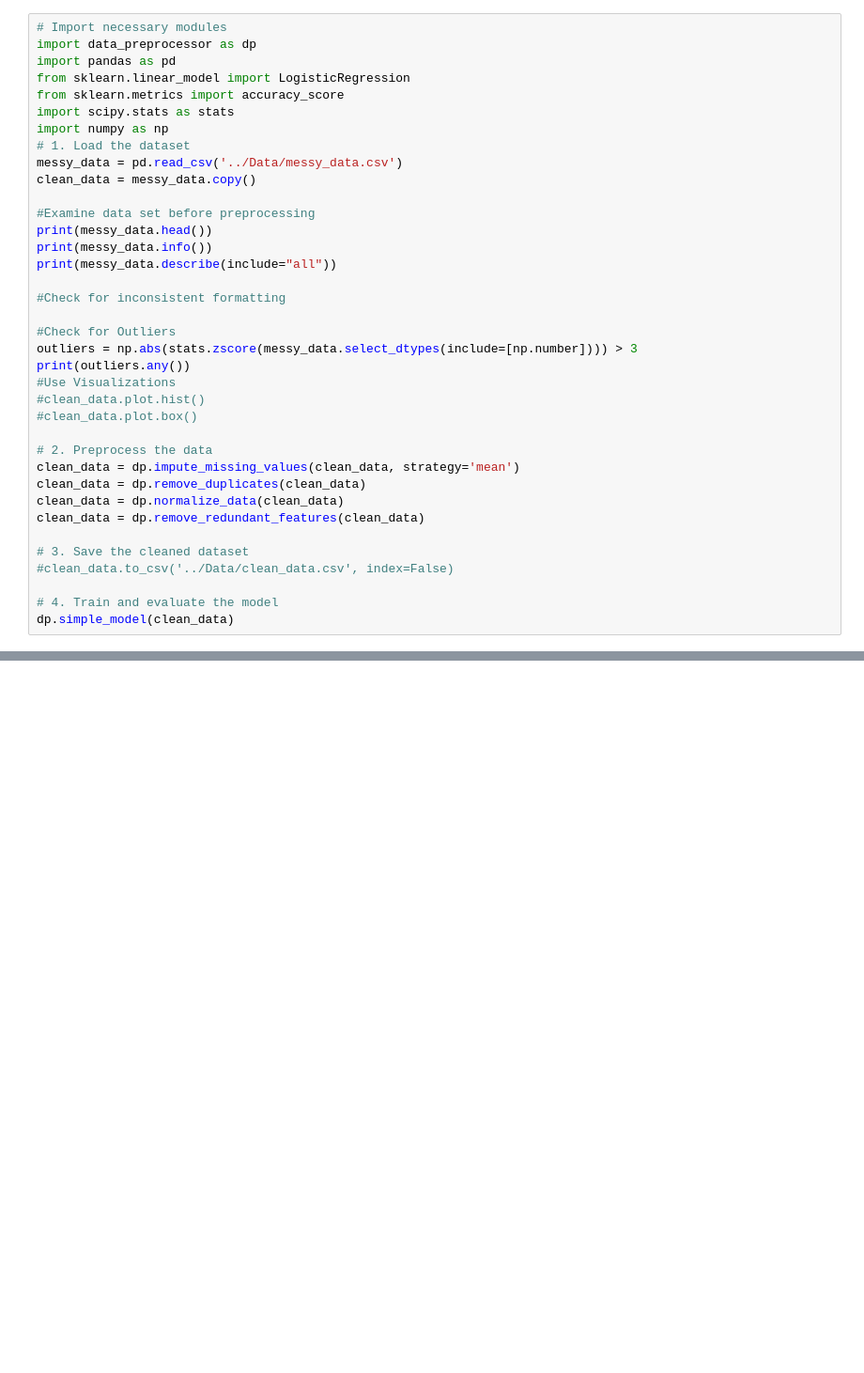
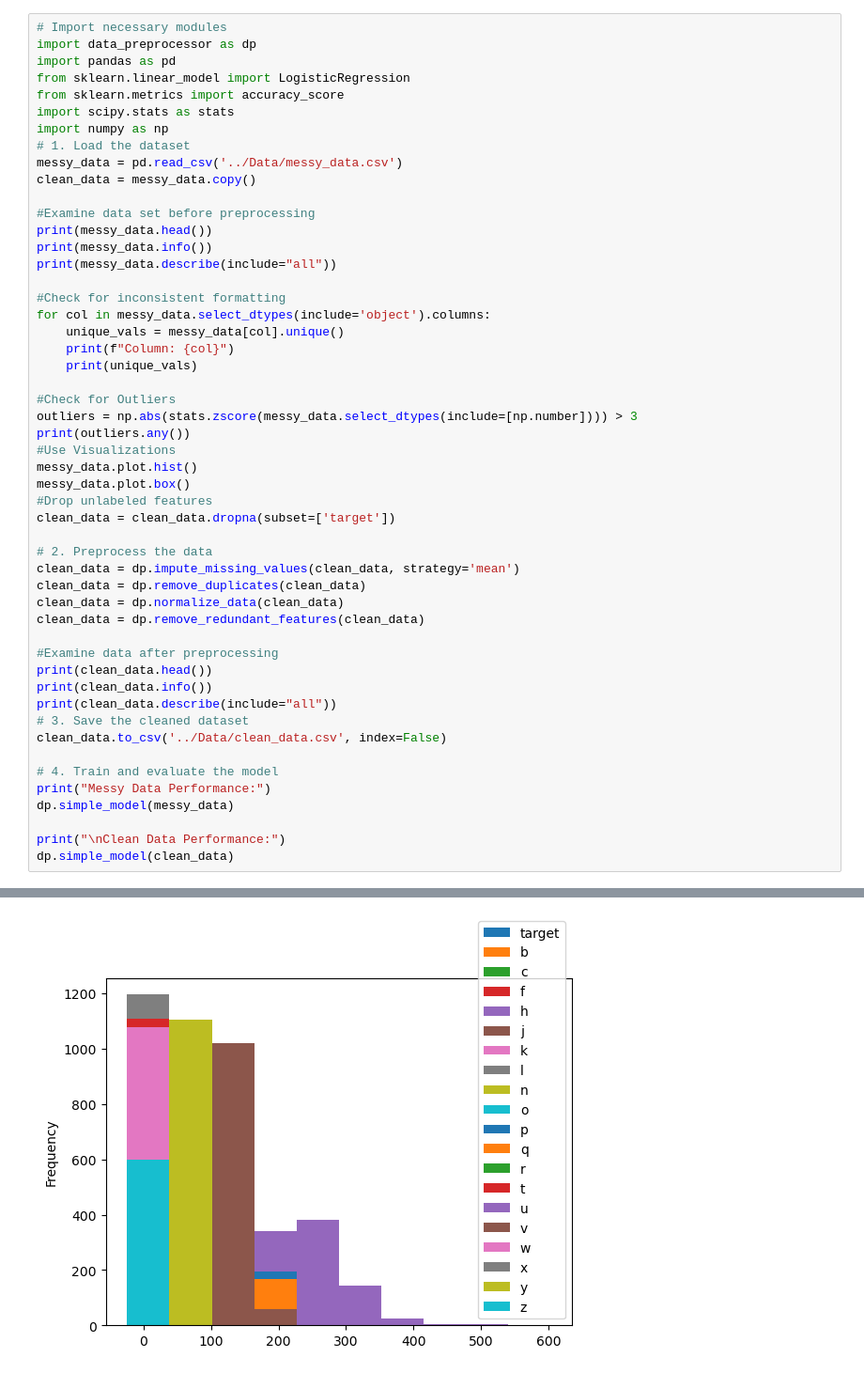
Before and after one commit to veronicruz/BINF5507-Assignment1, a Jupyter notebook: Scripts/main.ipynb, the cells around one changed output, grey strips where cells are left out. Shown at 94% size. Drawn from its saved outputs; the diff is of its cells as text; blank space fills up the shorter version.

Commit message:
Identifying issues and analyzing data

```diff
--- a/Scripts/main.ipynb
+++ b/Scripts/main.ipynb
@@ -16,13 +16,19 @@ print(messy_data.info())
 print(messy_data.describe(include="all"))
 
 #Check for inconsistent formatting
+for col in messy_data.select_dtypes(include='object').columns:
+    unique_vals = messy_data[col].unique()
+    print(f"Column: {col}")
+    print(unique_vals)
 
 #Check for Outliers
 outliers = np.abs(stats.zscore(messy_data.select_dtypes(include=[np.number]))) > 3
 print(outliers.any())
 #Use Visualizations
-#clean_data.plot.hist()
-#clean_data.plot.box()
+messy_data.plot.hist()
+messy_data.plot.box()
+#Drop unlabeled features
+clean_data = clean_data.dropna(subset=['target'])
 
 # 2. Preprocess the data
 clean_data = dp.impute_missing_values(clean_data, strategy='mean')
@@ -30,10 +36,18 @@ clean_data = dp.remove_duplicates(clean_data)
 clean_data = dp.normalize_data(clean_data)
 clean_data = dp.remove_redundant_features(clean_data)
 
+#Examine data after preprocessing
+print(clean_data.head())
+print(clean_data.info())
+print(clean_data.describe(include="all"))
 # 3. Save the cleaned dataset
-#clean_data.to_csv('../Data/clean_data.csv', index=False)
+clean_data.to_csv('../Data/clean_data.csv', index=False)
 
 # 4. Train and evaluate the model
+print("Messy Data Performance:")
+dp.simple_model(messy_data)
+
+print("\nClean Data Performance:")
 dp.simple_model(clean_data)
 # %% [output]
    target               a         b   c                  d          e  \
@@ -62,0 +76 @@ ValueError: Unknown label type: continuous. Maybe you are trying to fit a classi
+[figure, added]
```
Also changed, not shown: parts of 1 cell of this notebook.
